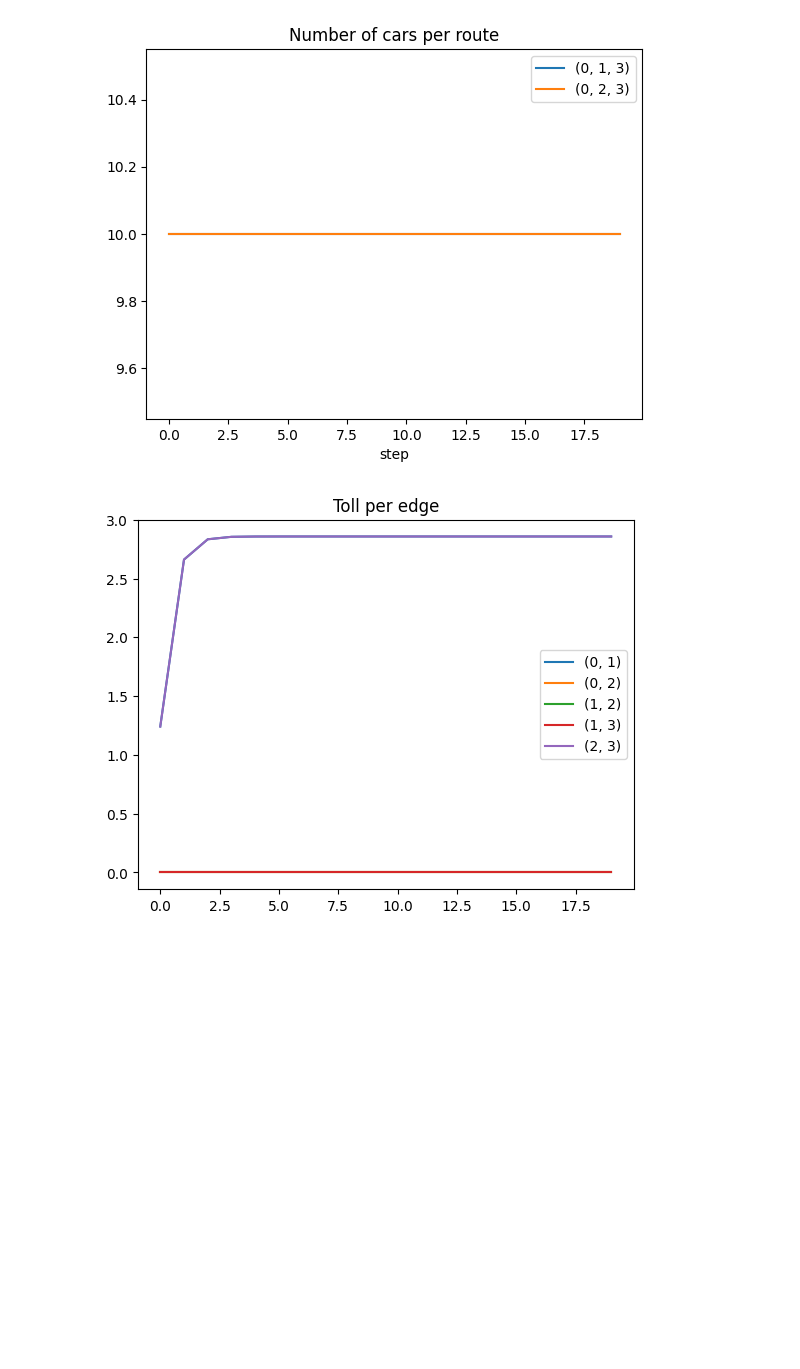
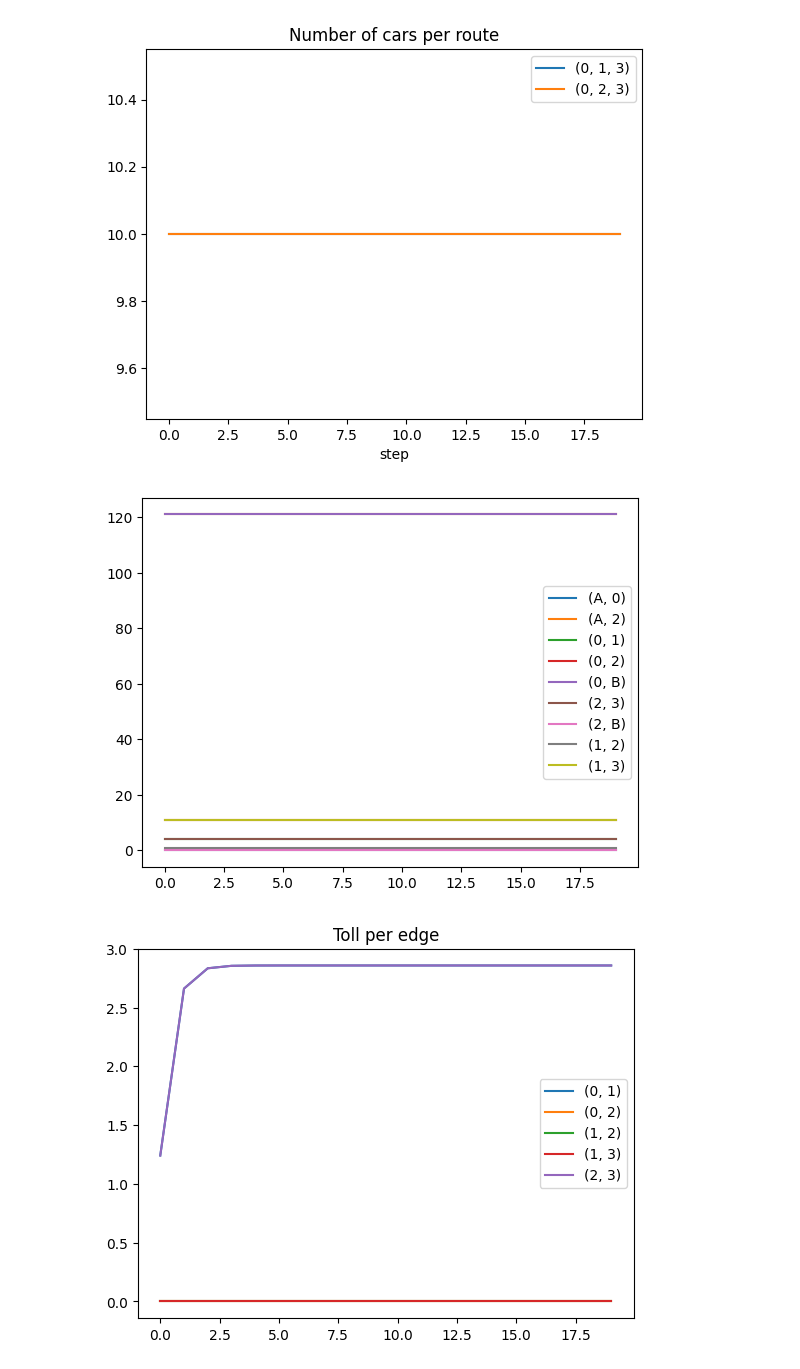
Before and after one commit to michoest/aamas-2024, a Jupyter notebook: src/traffic/v2/single_step.ipynb, the cells around one changed output. Saved outputs shown, nothing was run; the diff lists cells and outputs as text; code cells hidden in the pictures; blank space fills up the shorter version.

```diff
--- a/src/traffic/v2/single_step.ipynb
+++ b/src/traffic/v2/single_step.ipynb
@@ -33,6 +35,10 @@ plot_cars_per_edge(car_stats)
 plot_cars_per_route(car_stats)
 # %% [output]
 [figure]
+# %%
+plot_latency_per_edge(step_stats)
+# %% [output]
+[figure, added]
 # %%
 plot_toll_per_edge(step_stats)
 # %% [output]
```
Also changed, not shown: parts of 10 cells of this notebook, 1 other file.
